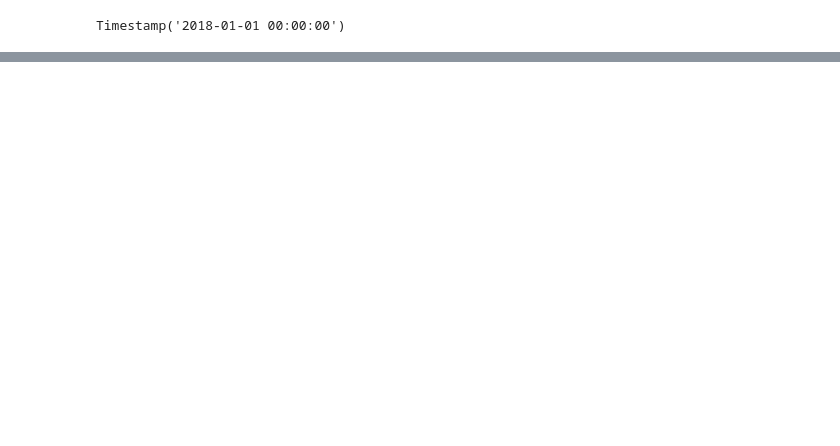
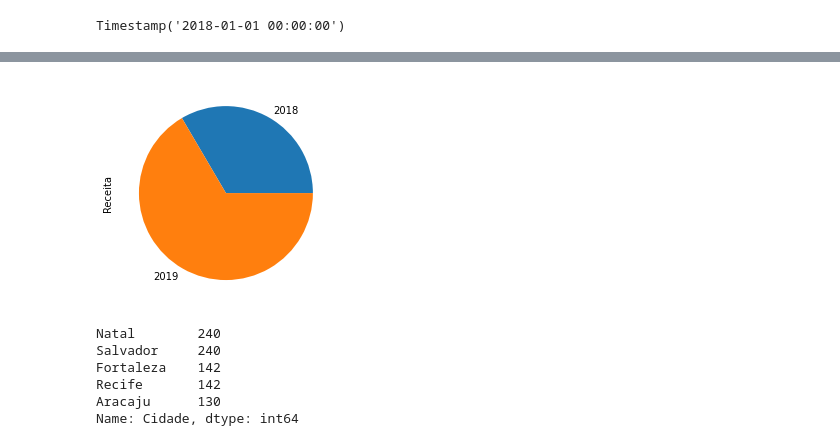
Before and after one commit to Emboava2022/Desafio-C-digo-Python, a Jupyter notebook: Datas.ipynb, the cells around one changed output, grey strips where cells are left out. Saved outputs shown, nothing was run; the diff lists cells and outputs as text; code cells hidden in the pictures; blank space fills up the shorter version.

```diff
--- a/Datas.ipynb
+++ b/Datas.ipynb
@@ -191,0 +236,17 @@ vendas_marco_2019.sample(20)
+# %%
+# Gráfico de Pizza
+# <matplotlib.axes._subplots.AxesSubplot at 0x7fe513cd9790> para não mostrar essa linha, só colocar (;)
+# dt.year (solicita somente por ano / no caso de data completa)
+df.groupby(df['Data'].dt.year)['Receita'].sum().plot.pie();
+# %% [output]
+[figure, added]
+# %%
+# Total de vendas por cidade
+df['Cidade'].value_counts()
+# %% [output]
+Natal        240
+Salvador     240
+Fortaleza    142
+Recife       142
+Aracaju      130
+Name: Cidade, dtype: int64
```
Also changed, not shown: parts of 24 cells of this notebook.
